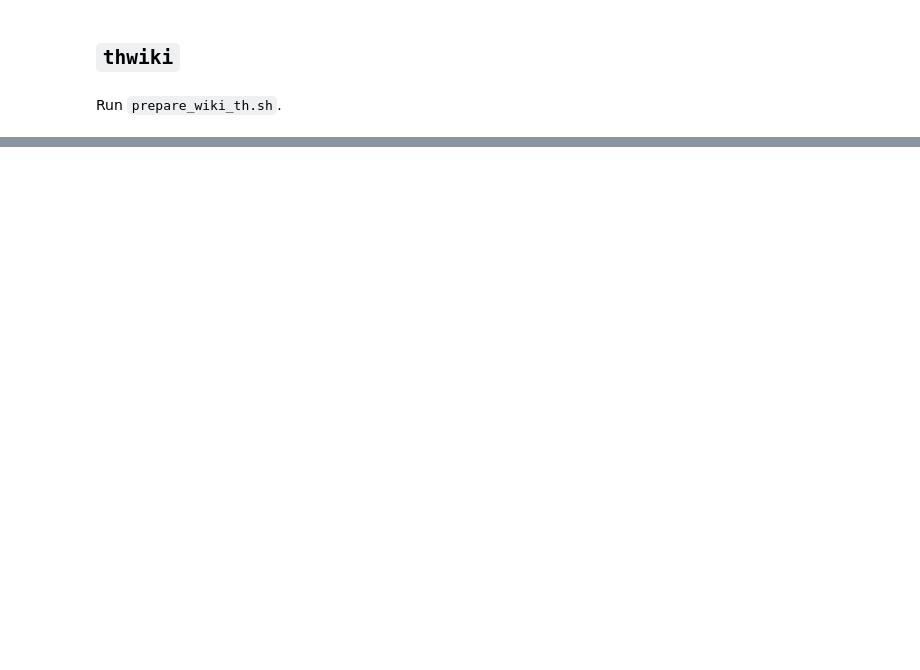
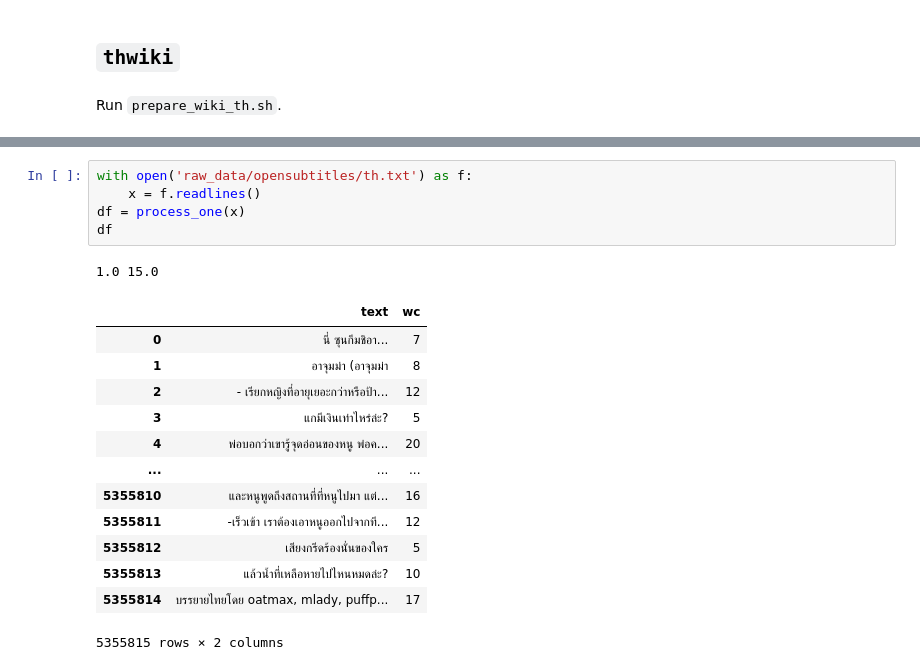
Before and after one commit to vistec-AI/thai2transformers, a Jupyter notebook: preprocess_datasets.ipynb, the cells around one changed output, grey strips where cells are left out. Saved outputs shown, nothing was run; the diff lists cells and outputs as text; blank space fills up the shorter version.

```diff
--- a/preprocess_datasets.ipynb
+++ b/preprocess_datasets.ipynb
@@ -468,0 +388,20 @@ df.shape
+# %%
+with open('raw_data/opensubtitles/th.txt') as f:
+    x = f.readlines()
+df = process_one(x)
+df
+# %% [output]
+1.0 15.0
+|  | text | wc |
+| 0 | นี่ ซุนกึมชิอา... | 7 |
+| 1 | อาจุมม่า (อาจุมม่า | 8 |
+| 2 | - เรียกหญิงที่อายุเยอะกว่าหรือป้า... | 12 |
+| 3 | แกมีเงินเท่าไหร่ล่ะ? | 5 |
+| 4 | พ่อบอกว่าเขารู้จุดอ่อนของหนู พ่อค... | 20 |
+| ... | ... | ... |
+| 5355810 | และหนูพูดถึงสถานที่ที่หนูไปมา แต่... | 16 |
+| 5355811 | -เร็วเข้า เราต้องเอาหนูออกไปจากที... | 12 |
+| 5355812 | เสียงกรีดร้องนั่นของใคร | 5 |
+| 5355813 | แล้วน้ำที่เหลือหายไปไหนหมดล่ะ? | 10 |
+| 5355814 | บรรยายไทยโดย oatmax, mlady, puffp... | 17 |
+5355815 rows × 2 columns
```
Also changed, not shown: parts of 128 cells of this notebook, 3 other files.
